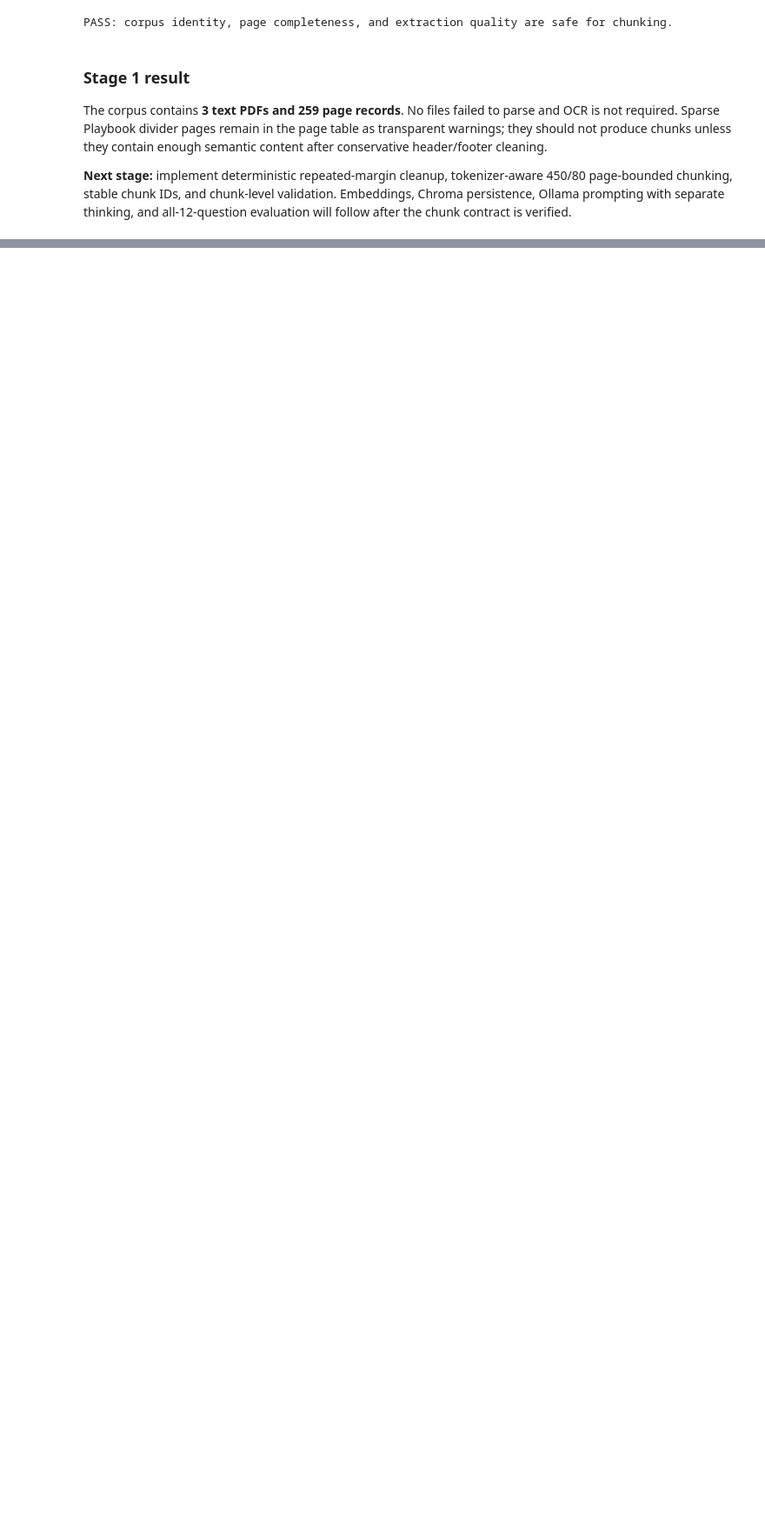
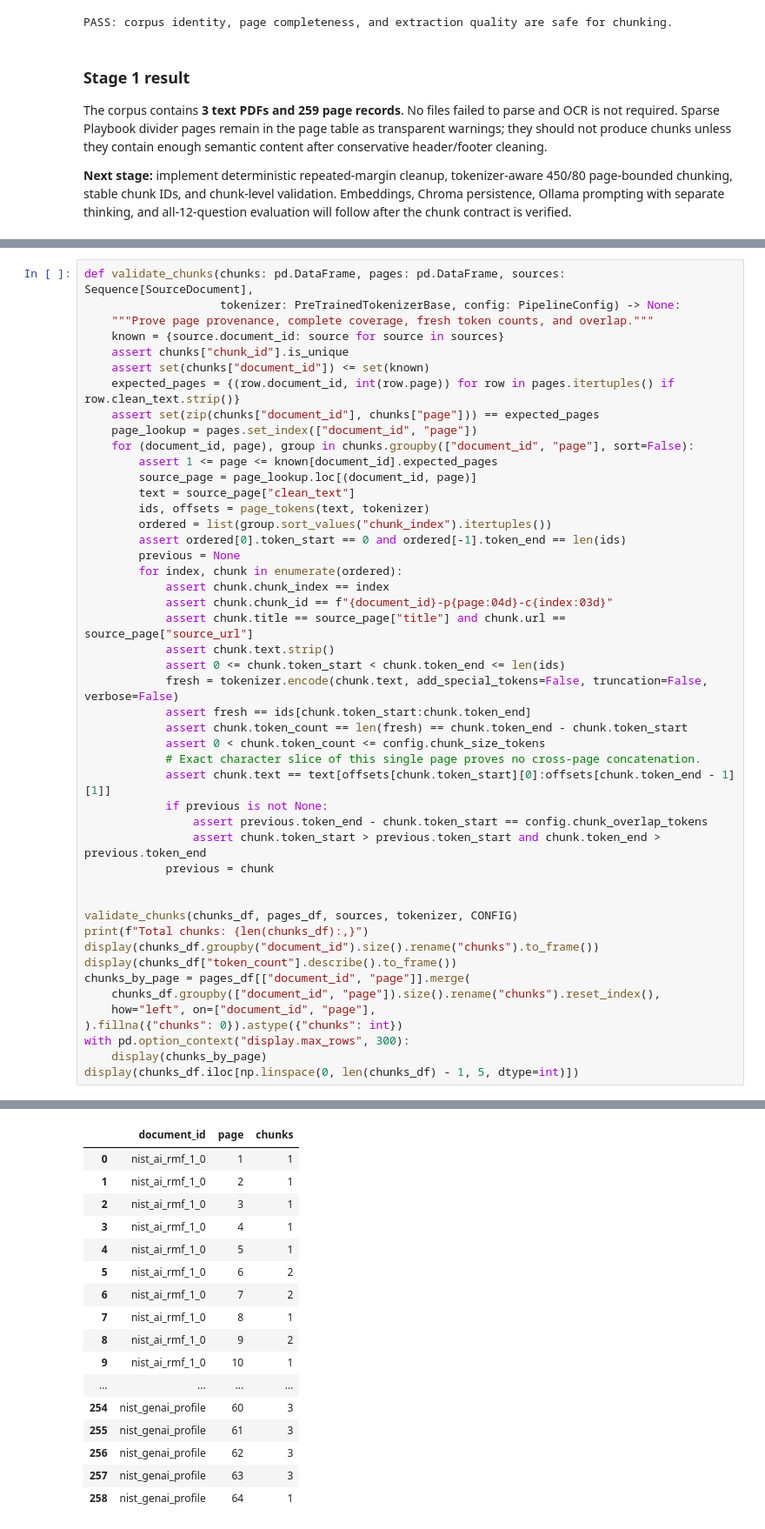
Before and after one commit to Gamal-Asran/RAG-Powered-Document-Assistant, a Jupyter notebook: notebooks/rag_pipeline.ipynb, the cells around one changed output, grey strips where cells are left out. Shown at 87% size. Cells and saved outputs as stored; diff of their text form; blank space fills up the shorter version.

```diff
--- a/notebooks/rag_pipeline.ipynb
+++ b/notebooks/rag_pipeline.ipynb
@@ -465,0 +637,48 @@ The corpus contains **3 text PDFs and 259 page records**. No files failed to par
+# %%
+def validate_chunks(chunks: pd.DataFrame, pages: pd.DataFrame, sources: Sequence[SourceDocument],
+                    tokenizer: PreTrainedTokenizerBase, config: PipelineConfig) -> None:
+    """Prove page provenance, complete coverage, fresh token counts, and overlap."""
+    known = {source.document_id: source for source in sources}
+    assert chunks["chunk_id"].is_unique
+    assert set(chunks["document_id"]) <= set(known)
+    expected_pages = {(row.document_id, int(row.page)) for row in pages.itertuples() if row.clean_text.strip()}
+    assert set(zip(chunks["document_id"], chunks["page"])) == expected_pages
+    page_lookup = pages.set_index(["document_id", "page"])
+    for (document_id, page), group in chunks.groupby(["document_id", "page"], sort=False):
+        assert 1 <= page <= known[document_id].expected_pages
+        source_page = page_lookup.loc[(document_id, page)]
+        text = source_page["clean_text"]
+        ids, offsets = page_tokens(text, tokenizer)
+        ordered = list(group.sort_values("chunk_index").itertuples())
+        assert ordered[0].token_start == 0 and ordered[-1].token_end == len(ids)
+        previous = None
+        for index, chunk in enumerate(ordered):
+            assert chunk.chunk_index == index
+            assert chunk.chunk_id == f"{document_id}-p{page:04d}-c{index:03d}"
+            assert chunk.title == source_page["title"] and chunk.url == source_page["source_url"]
+            assert chunk.text.strip()
+            assert 0 <= chunk.token_start < chunk.token_end <= len(ids)
+            fresh = tokenizer.encode(chunk.text, add_special_tokens=False, truncation=False, verbose=False)
+            assert fresh == ids[chunk.token_start:chunk.token_end]
+            assert chunk.token_count == len(fresh) == chunk.token_end - chunk.token_start
+            assert 0 < chunk.token_count <= config.chunk_size_tokens
+            # Exact character slice of this single page proves no cross-page concatenation.
+            assert chunk.text == text[offsets[chunk.token_start][0]:offsets[chunk.token_end - 1][1]]
+            if previous is not None:
+                assert previous.token_end - chunk.token_start == config.chunk_overlap_tokens
+                assert chunk.token_start > previous.token_start and chunk.token_end > previous.token_end
+            previous = chunk
+
+
+validate_chunks(chunks_df, pages_df, sources, tokenizer, CONFIG)
+print(f"Total chunks: {len(chunks_df):,}")
+display(chunks_df.groupby("document_id").size().rename("chunks").to_frame())
+display(chunks_df["token_count"].describe().to_frame())
+chunks_by_page = pages_df[["document_id", "page"]].merge(
+    chunks_df.groupby(["document_id", "page"]).size().rename("chunks").reset_index(),
+    how="left", on=["document_id", "page"],
+).fillna({"chunks": 0}).astype({"chunks": int})
+with pd.option_context("display.max_rows", 300):
+    display(chunks_by_page)
+display(chunks_df.iloc[np.linspace(0, len(chunks_df) - 1, 5, dtype=int)])
+# %% [output]
@@ -465,0 +700,17 @@ The corpus contains **3 text PDFs and 259 page records**. No files failed to par
+|  | document_id | page | chunks |
+| 0 | nist_ai_rmf_1_0 | 1 | 1 |
+| 1 | nist_ai_rmf_1_0 | 2 | 1 |
+| 2 | nist_ai_rmf_1_0 | 3 | 1 |
+| 3 | nist_ai_rmf_1_0 | 4 | 1 |
+| 4 | nist_ai_rmf_1_0 | 5 | 1 |
+| 5 | nist_ai_rmf_1_0 | 6 | 2 |
+| 6 | nist_ai_rmf_1_0 | 7 | 2 |
+| 7 | nist_ai_rmf_1_0 | 8 | 1 |
+| 8 | nist_ai_rmf_1_0 | 9 | 2 |
+| 9 | nist_ai_rmf_1_0 | 10 | 1 |
+| ... | ... | ... | ... |
+| 254 | nist_genai_profile | 60 | 3 |
+| 255 | nist_genai_profile | 61 | 3 |
+| 256 | nist_genai_profile | 62 | 3 |
+| 257 | nist_genai_profile | 63 | 3 |
+| 258 | nist_genai_profile | 64 | 1 |
```
Also changed, not shown: parts of 30 cells of this notebook.
